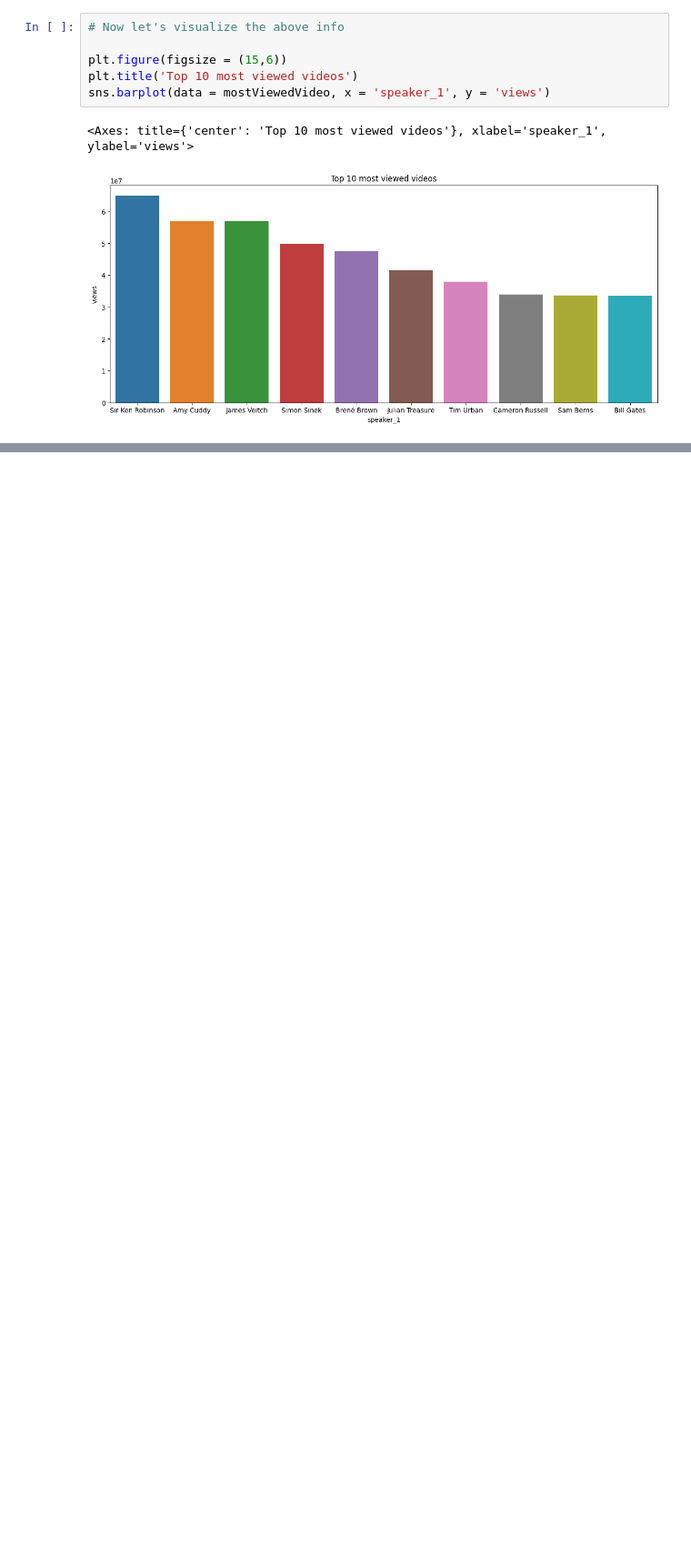
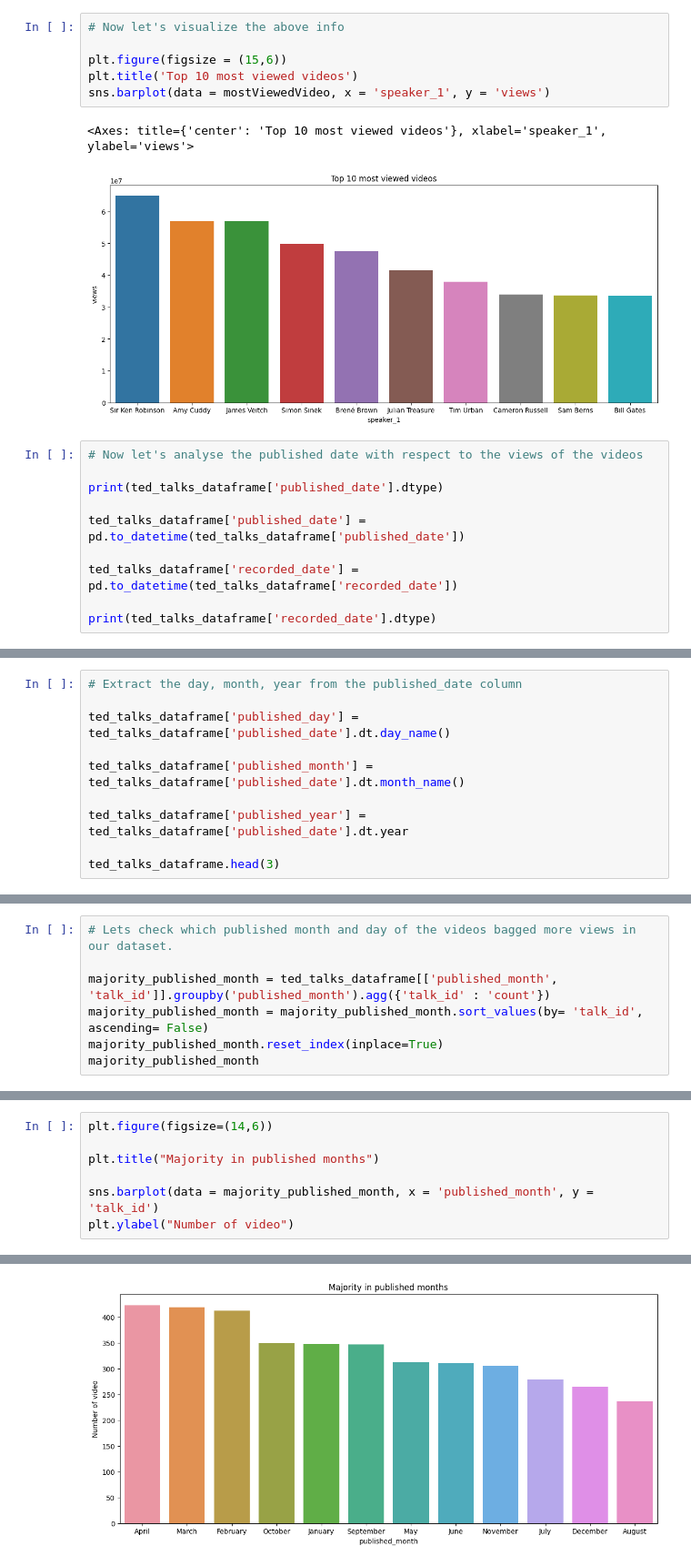
Before and after one commit to Mohamed-Harish-M-123/Capstone-Project-II, a Jupyter notebook: TED_Talks_views_prediction.ipynb, the cells around one changed output, grey strips where cells are left out. Shown at 91% size. Drawn from its saved outputs; the diff is of its cells as text; blank space fills up the shorter version.

Commit message:
datetime changed and analysis on month column

```diff
--- a/TED_Talks_views_prediction.ipynb
+++ b/TED_Talks_views_prediction.ipynb
@@ -182,3 +182,13 @@ sns.barplot(data = mostViewedVideo, x = 'speaker_1', y = 'views')
 # %% [output]
 <Axes: title={'center': 'Top 10 most viewed videos'}, xlabel='speaker_1', ylabel='views'>
 [figure]
+# %%
+# Now let's analyse the published date with respect to the views of the videos
+
+print(ted_talks_dataframe['published_date'].dtype)
+
+ted_talks_dataframe['published_date'] = pd.to_datetime(ted_talks_dataframe['published_date'])
+
+ted_talks_dataframe['recorded_date'] = pd.to_datetime(ted_talks_dataframe['recorded_date'])
+
+print(ted_talks_dataframe['recorded_date'].dtype)
@@ -184,0 +198,10 @@ sns.barplot(data = mostViewedVideo, x = 'speaker_1', y = 'views')
+# %%
+# Extract the day, month, year from the published_date column
+
+ted_talks_dataframe['published_day'] = ted_talks_dataframe['published_date'].dt.day_name()
+
+ted_talks_dataframe['published_month'] = ted_talks_dataframe['published_date'].dt.month_name()
+
+ted_talks_dataframe['published_year'] = ted_talks_dataframe['published_date'].dt.year
+
+ted_talks_dataframe.head(3)
@@ -184,0 +214,7 @@ sns.barplot(data = mostViewedVideo, x = 'speaker_1', y = 'views')
+# %%
+# Lets check which published month and day of the videos bagged more views in our dataset.
+
+majority_published_month = ted_talks_dataframe[['published_month', 'talk_id']].groupby('published_month').agg({'talk_id' : 'count'})
+majority_published_month = majority_published_month.sort_values(by= 'talk_id', ascending= False)
+majority_published_month.reset_index(inplace=True)
+majority_published_month
@@ -184,0 +235,8 @@ sns.barplot(data = mostViewedVideo, x = 'speaker_1', y = 'views')
+# %%
+plt.figure(figsize=(14,6))
+
+plt.title("Majority in published months")
+
+sns.barplot(data = majority_published_month, x = 'published_month', y = 'talk_id')
+plt.ylabel("Number of video")
+# %% [output]
@@ -184,0 +244 @@ sns.barplot(data = mostViewedVideo, x = 'speaker_1', y = 'views')
+[figure, added]
```
Also changed, not shown: parts of 4 cells of this notebook.
